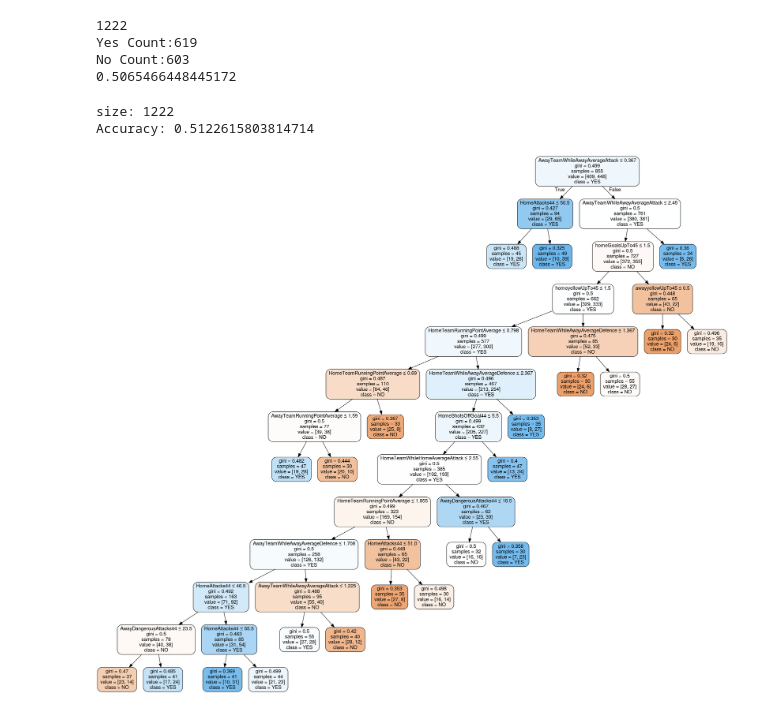
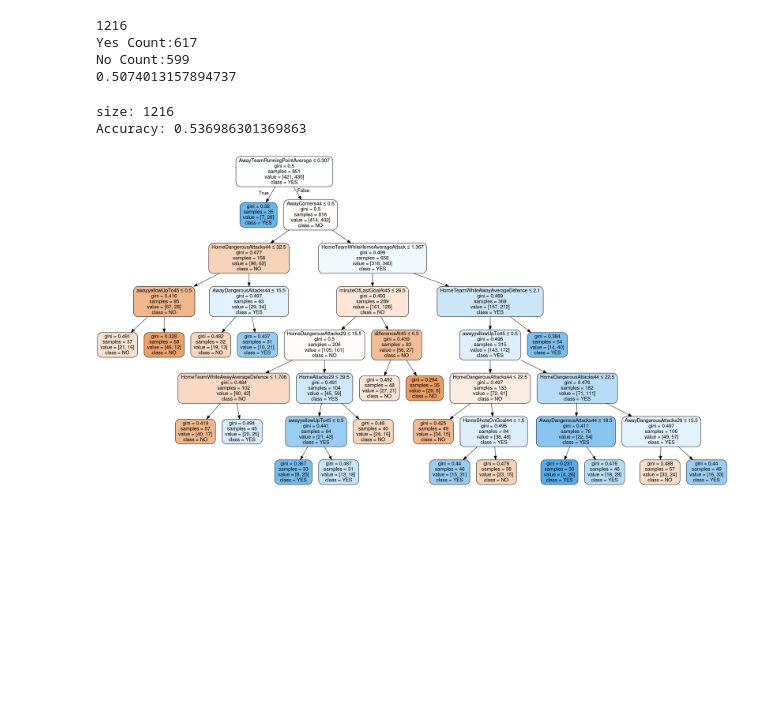
Before and after one commit to athanikos/FootBotStore, a Jupyter notebook: jupyter/TwoGoalsScoredAt45DecTree.ipynb, the cells around one changed output. Saved outputs shown, nothing was run; the diff lists cells and outputs as text; code cells hidden in the pictures; blank space fills up the shorter version.

```diff
--- a/jupyter/TwoGoalsScoredAt45DecTree.ipynb
+++ b/jupyter/TwoGoalsScoredAt45DecTree.ipynb
@@ -37,6 +37,8 @@ df = df[[
                                         ,'differenceAt75'
                                         ,'reddifferenceAt75'
                                         ,'twoGoalsScoredLast45'
+                                             ,'minuteOfLastGoalAt45'
+                                        ,'minuteOfLastRedAt45'
 
 
                                         ,'differenceAt45'
@@ -51,6 +53,7 @@ df = df[[
                                         ,'AwayShotsOffGoal44'
                                         ,'AwayShotsOnGoal44'
 
+
                                         ,'HomeAttacks44'
                                         ,'HomeCorners44'
                                         ,'HomeDangerousAttacks44'
@@ -58,7 +61,20 @@ df = df[[
                                         ,'HomeShotsOnGoal44'
 
 
+                                         ,'AwayAttacks29'
+                                        ,'AwayCorners29'
+                                        ,'AwayDangerousAttacks29'
+                                        ,'AwayShotsOffGoal29'
+                                        ,'AwayShotsOnGoal29'
 
+
+                                        ,'HomeAttacks29'
+                                        ,'HomeCorners29'
+                                        ,'HomeDangerousAttacks29'
+                                        ,'HomeShotsOffGoal29'
+                                        ,'HomeShotsOnGoal29'
+
+                                        ,'goalScoredLast15'
 
                                         ,'AwayTeamRunningPointAverage'
                                         ,'HomeTeamRunningPointAverage'
@@ -79,10 +95,10 @@ print( "Yes Count:" +  str(len(dfYes)) )
 print( "No Count:" + str(len(dfNo)) )
 print(len(dfYes) / (len(dfNo)+len(dfYes)))
 # %% [output]
-1222
-Yes Count:619
-No Count:603
-0.5065466448445172
+1216
+Yes Count:617
+No Count:599
+0.5074013157894737
 # %%
 import pandas as pd
 from sklearn.tree import DecisionTreeClassifier # Import Decision Tree Classifier
@@ -111,17 +127,22 @@ feature_cols = [
 
 
                                         'differenceAt45'
-                                        ,'reddifferenceAt45'
+                                       ,'minuteOfLastGoalAt45'
+                                        ,'minuteOfLastRedAt45'
+
                                         ,'homeGoalsUpTo45'
                                         ,'awayGoalsUpTo45'
                                         ,'homeyellowUpTo45'
                                         ,'awayyellowUpTo45'
+                                         ,'minuteOfLastGoalAt45'
+                                        ,'minuteOfLastRedAt45'
 
-                                        ,'AwayAttacks44'
+                                                 ,'AwayAttacks44'
                                         ,'AwayCorners44'
                                         ,'AwayDangerousAttacks44'
                                         ,'AwayShotsOffGoal44'
                                         ,'AwayShotsOnGoal44'
+
 
                                         ,'HomeAttacks44'
                                         ,'HomeCorners44'
@@ -129,38 +150,51 @@ feature_cols = [
                                         ,'HomeShotsOffGoal44'
                                         ,'HomeShotsOnGoal44'
 
+
+                                         ,'AwayAttacks29'
+                                        ,'AwayCorners29'
+                                        ,'AwayDangerousAttacks29'
+                                        ,'AwayShotsOffGoal29'
+                                        ,'AwayShotsOnGoal29'
+
+
+                                        ,'HomeAttacks29'
+                                        ,'HomeCorners29'
+                                        ,'HomeDangerousAttacks29'
+                                        ,'HomeShotsOffGoal29'
+                                        ,'HomeShotsOnGoal29'
 
 
                                         ,'AwayTeamRunningPointAverage'
                                         ,'HomeTeamRunningPointAverage'
                                         ,'HomeTeamWhileHomeAverageAttack'
                                         ,'HomeTeamWhileAwayAverageDefence'
                                         ,'AwayTeamWhileAwayAverageAttack'
                                         ,'AwayTeamWhileAwayAverageDefence'
 
 
                ]
 
 X = df[feature_cols] # Features
 y = df.twoGoalsScoredLast45 # Target variable
 
-X_train, X_test, y_train, y_test = train_test_split(X, y, test_size=0.3, random_state=1) # 70% training and 30% test
+X_train, X_test, y_train, y_test = train_test_split(X, y, test_size=0.3) # 70% training and 30% test
 
 
 # Create Decision Tree classifer object
-clf = DecisionTreeClassifier(criterion="gini",max_depth=14,min_samples_leaf =30)
+clf = DecisionTreeClassifier(criterion="gini",max_depth=16,min_samples_leaf =30)
 
 # Train Decision Tree Classifer
 clf = clf.fit(X_train,y_train)
 
 y_pred = clf.predict(X_test)
 
 
 print("size:",len(df))
 print("Accuracy:",metrics.accuracy_score(y_test, y_pred))
 
 plot_decision_tree(clf, X_train.columns,['NO','YES'])
 # %% [output]
-size: 1222
-Accuracy: 0.5122615803814714
+size: 1216
+Accuracy: 0.536986301369863
-[figure, old version]
+[figure, new version]
```
